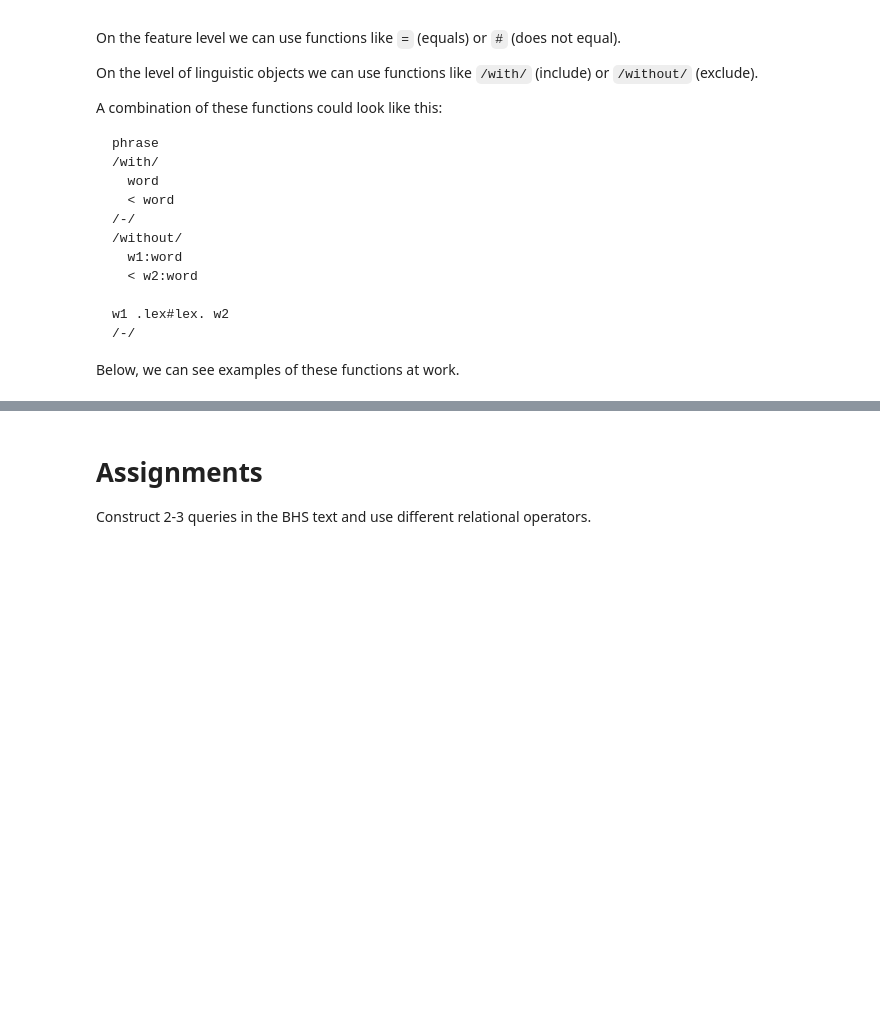
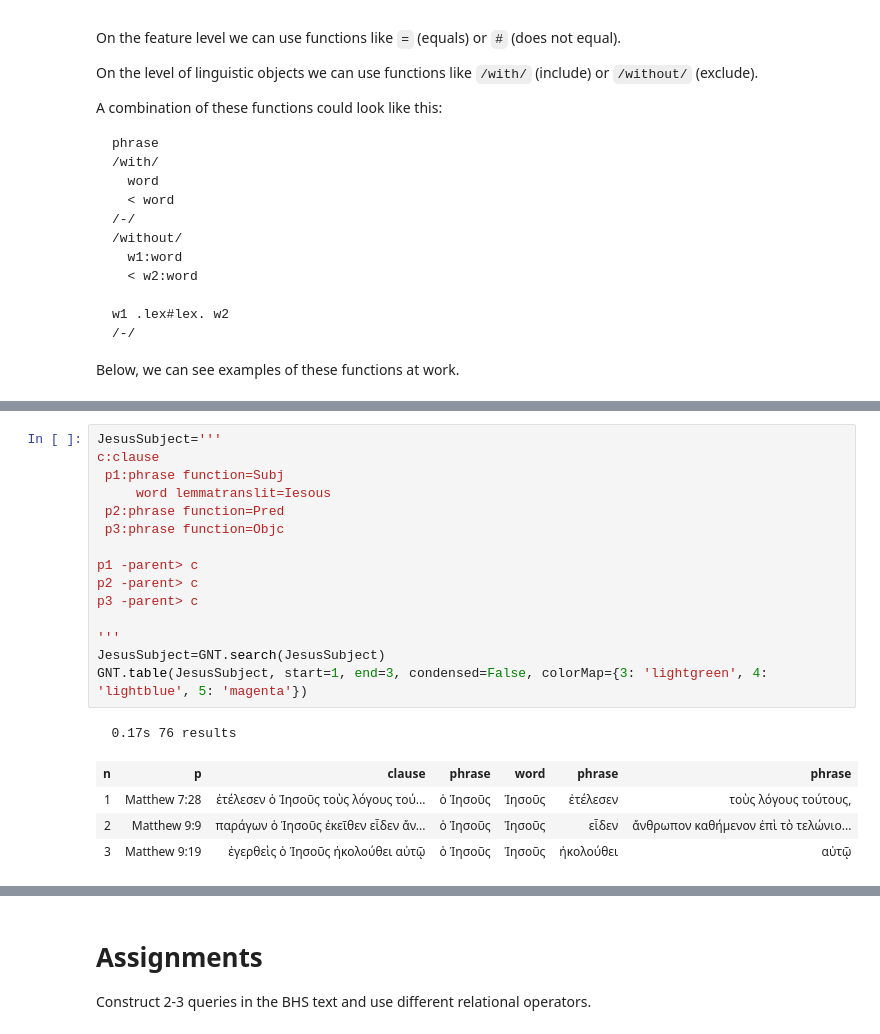
Before and after one commit to oliverglanz/Text-Fabric, a Jupyter notebook: Research-Workshop-Series/0200_PhD-Workshop_TF_007_relations_of_objecttypes.ipynb, the cells around one changed output, grey strips where cells are left out. Cells and saved outputs as stored; diff of their text form; blank space fills up the shorter version.

```diff
--- a/Research-Workshop-Series/0200_PhD-Workshop_TF_007_relations_of_objecttypes.ipynb
+++ b/Research-Workshop-Series/0200_PhD-Workshop_TF_007_relations_of_objecttypes.ipynb
@@ -1494,0 +1574,21 @@ BHS.table(Exclusions3, start=1, end=10, extraFeatures={'function', 'typ', 'namet
+# %%
+JesusSubject='''
+c:clause
+ p1:phrase function=Subj
+     word lemmatranslit=Iesous
+ p2:phrase function=Pred
+ p3:phrase function=Objc
+
+p1 -parent> c
+p2 -parent> c
+p3 -parent> c
+
+'''
+JesusSubject=GNT.search(JesusSubject)
+GNT.table(JesusSubject, start=1, end=3, condensed=False, colorMap={3: 'lightgreen', 4: 'lightblue', 5: 'magenta'})
+# %% [output]
+  0.17s 76 results
+| n | p | clause | phrase | word | phrase | phrase |
+| 1 | Matthew 7:28 | ἐτέλεσεν ὁ Ἰησοῦς τοὺς λόγους τού... | ὁ Ἰησοῦς | Ἰησοῦς | ἐτέλεσεν | τοὺς λόγους τούτους, |
+| 2 | Matthew 9:9 | παράγων ὁ Ἰησοῦς ἐκεῖθεν εἶδεν ἄν... | ὁ Ἰησοῦς | Ἰησοῦς | εἶδεν | ἄνθρωπον καθήμενον ἐπὶ τὸ τελώνιο... |
+| 3 | Matthew 9:19 | ἐγερθεὶς ὁ Ἰησοῦς ἠκολούθει αὐτῷ | ὁ Ἰησοῦς | Ἰησοῦς | ἠκολούθει | αὐτῷ |
```
Also changed, not shown: parts of 41 cells of this notebook, 2 other files.
